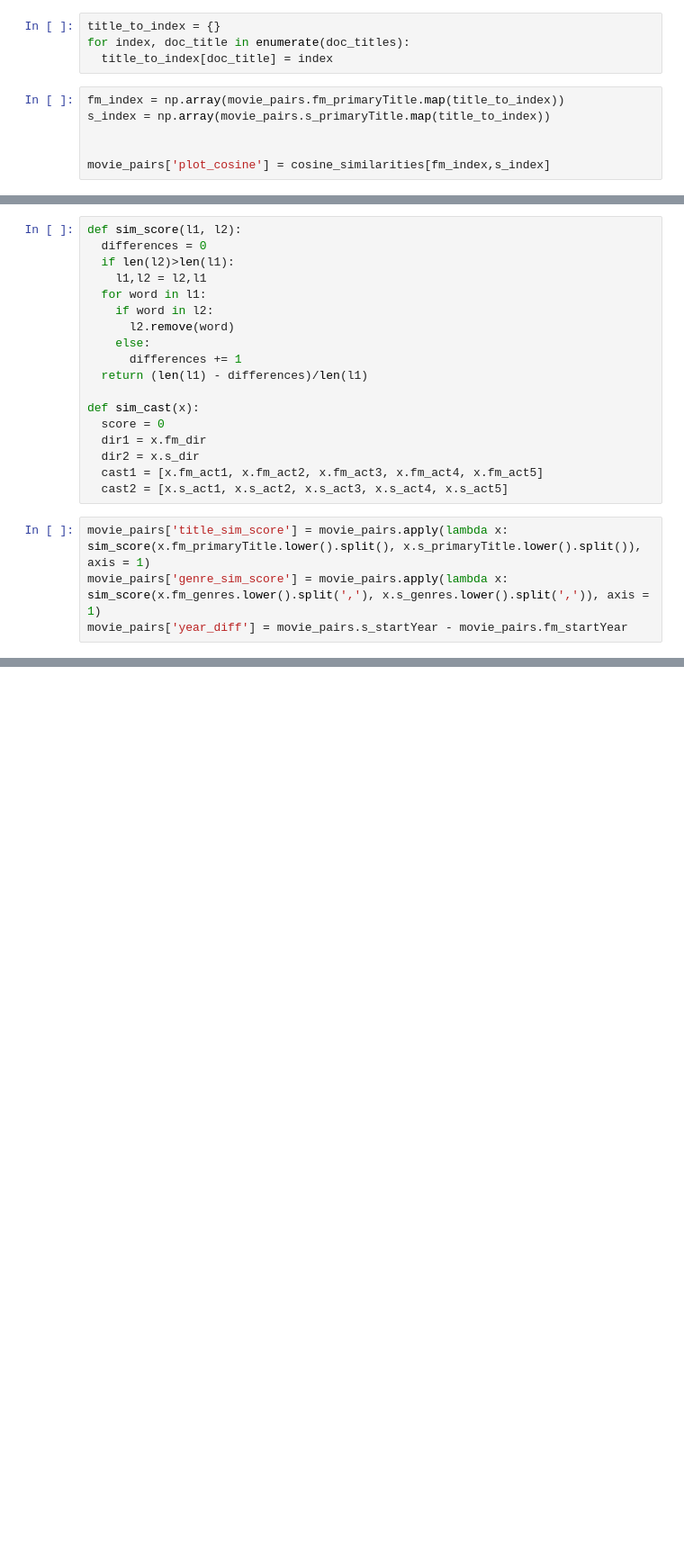
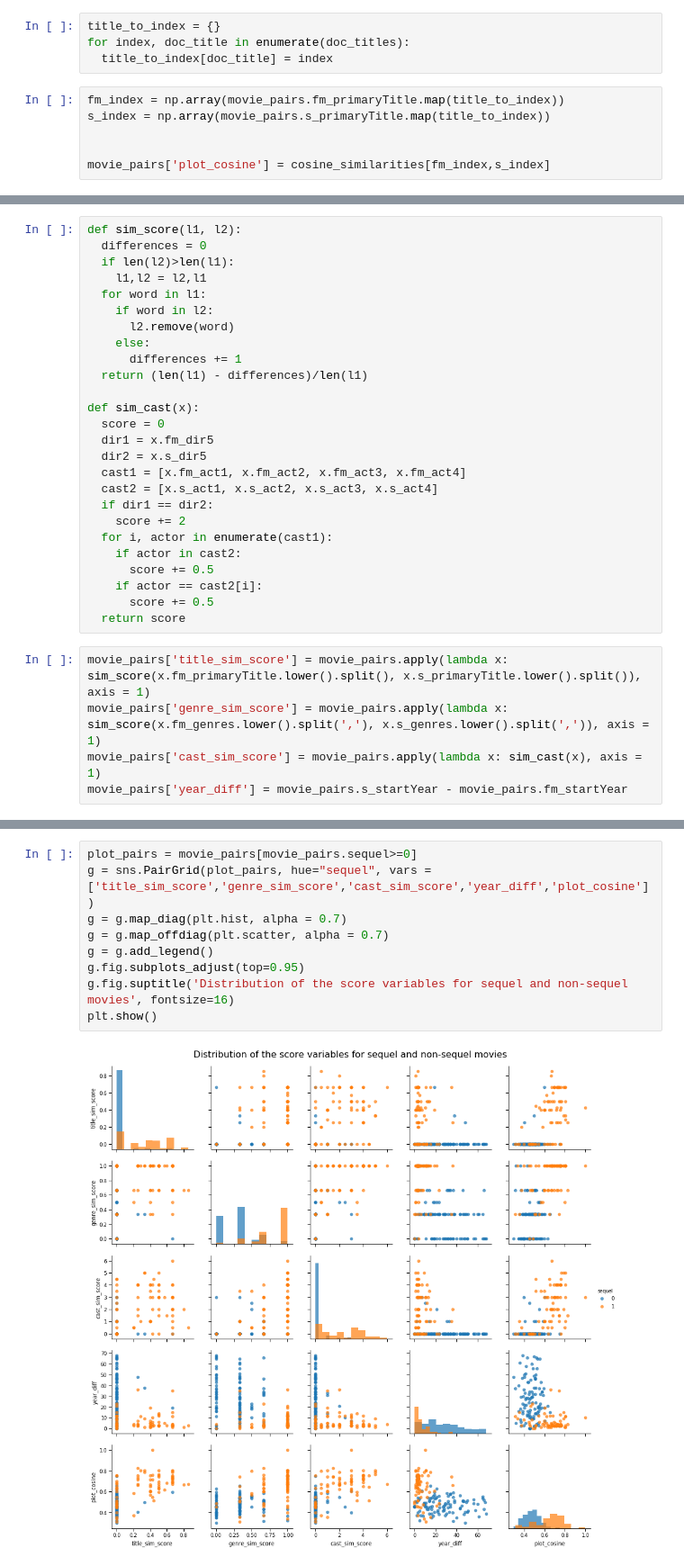
Before and after one commit to MaximeKan/Semi-Supervised, a Jupyter notebook: Identify_sequels.ipynb, the cells around one changed output, grey strips where cells are left out. Shown: that part at 90% size. Cells and saved outputs as stored; diff of their text form; blank space fills up the shorter version.

Commit message:
Finished the similarity scores and created seaborn grid scatter

```diff
--- a/Identify_sequels.ipynb
+++ b/Identify_sequels.ipynb
@@ -421,13 +421,22 @@ def sim_score(l1, l2):
 
 def sim_cast(x):
   score = 0
-  dir1 = x.fm_dir
-  dir2 = x.s_dir
-  cast1 = [x.fm_act1, x.fm_act2, x.fm_act3, x.fm_act4, x.fm_act5]
-  cast2 = [x.s_act1, x.s_act2, x.s_act3, x.s_act4, x.s_act5]
+  dir1 = x.fm_dir5
+  dir2 = x.s_dir5
+  cast1 = [x.fm_act1, x.fm_act2, x.fm_act3, x.fm_act4]
+  cast2 = [x.s_act1, x.s_act2, x.s_act3, x.s_act4]
+  if dir1 == dir2:
+    score += 2
+  for i, actor in enumerate(cast1):
+    if actor in cast2:
+      score += 0.5
+    if actor == cast2[i]:
+      score += 0.5
+  return score
 # %%
 movie_pairs['title_sim_score'] = movie_pairs.apply(lambda x: sim_score(x.fm_primaryTitle.lower().split(), x.s_primaryTitle.lower().split()), axis = 1)
 movie_pairs['genre_sim_score'] = movie_pairs.apply(lambda x: sim_score(x.fm_genres.lower().split(','), x.s_genres.lower().split(',')), axis = 1)
+movie_pairs['cast_sim_score'] = movie_pairs.apply(lambda x: sim_cast(x), axis = 1)
 movie_pairs['year_diff'] = movie_pairs.s_startYear - movie_pairs.fm_startYear
 # %%
 movie_pairs.head()
@@ -440,0 +452,11 @@ movie_pairs.head()
+# %%
+plot_pairs = movie_pairs[movie_pairs.sequel>=0]
+g = sns.PairGrid(plot_pairs, hue="sequel", vars = ['title_sim_score','genre_sim_score','cast_sim_score','year_diff','plot_cosine'])
+g = g.map_diag(plt.hist, alpha = 0.7)
+g = g.map_offdiag(plt.scatter, alpha = 0.7)
+g = g.add_legend()
+g.fig.subplots_adjust(top=0.95)
+g.fig.suptitle('Distribution of the score variables for sequel and non-sequel movies', fontsize=16)
+plt.show()
+# %% [output]
+[figure, added]
```
Also changed, not shown: parts of 10 cells of this notebook.
